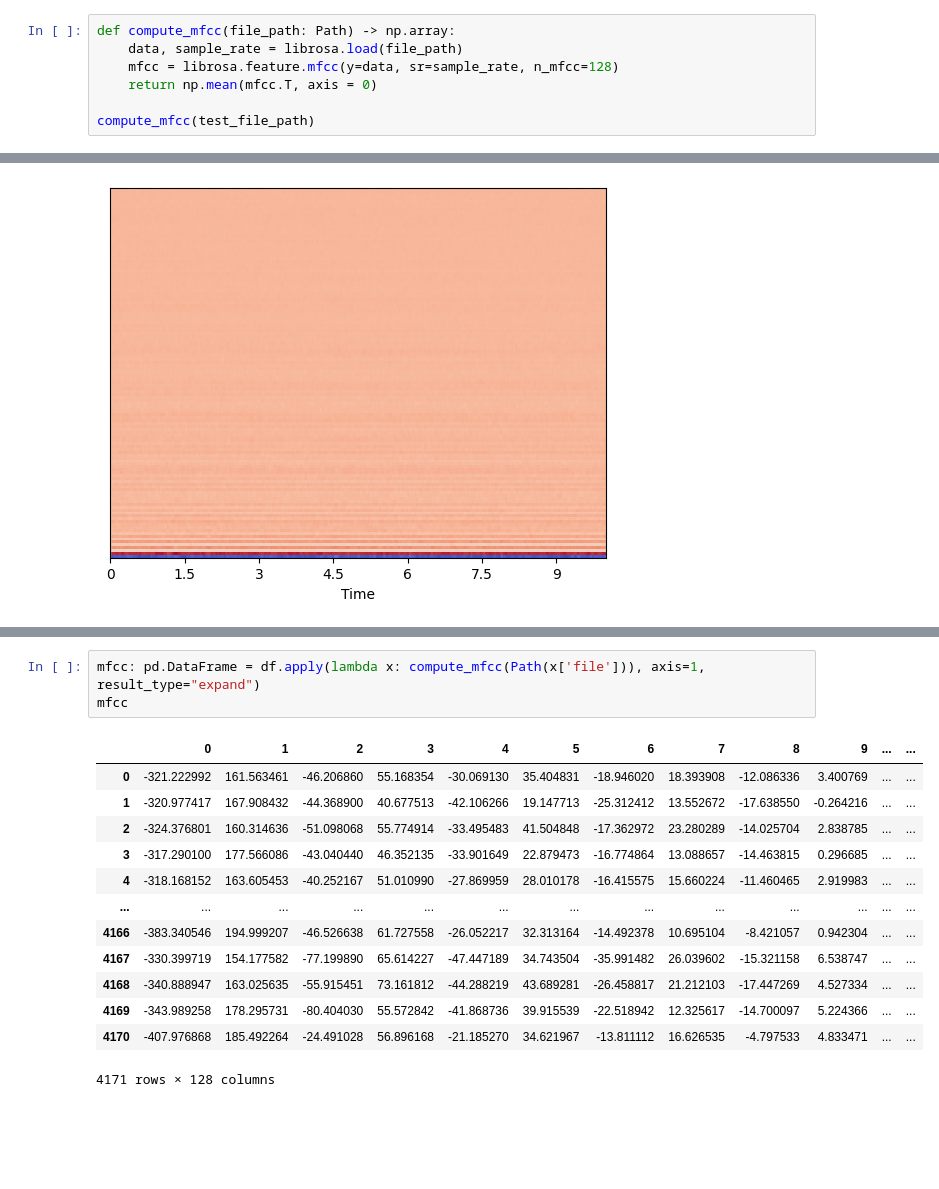
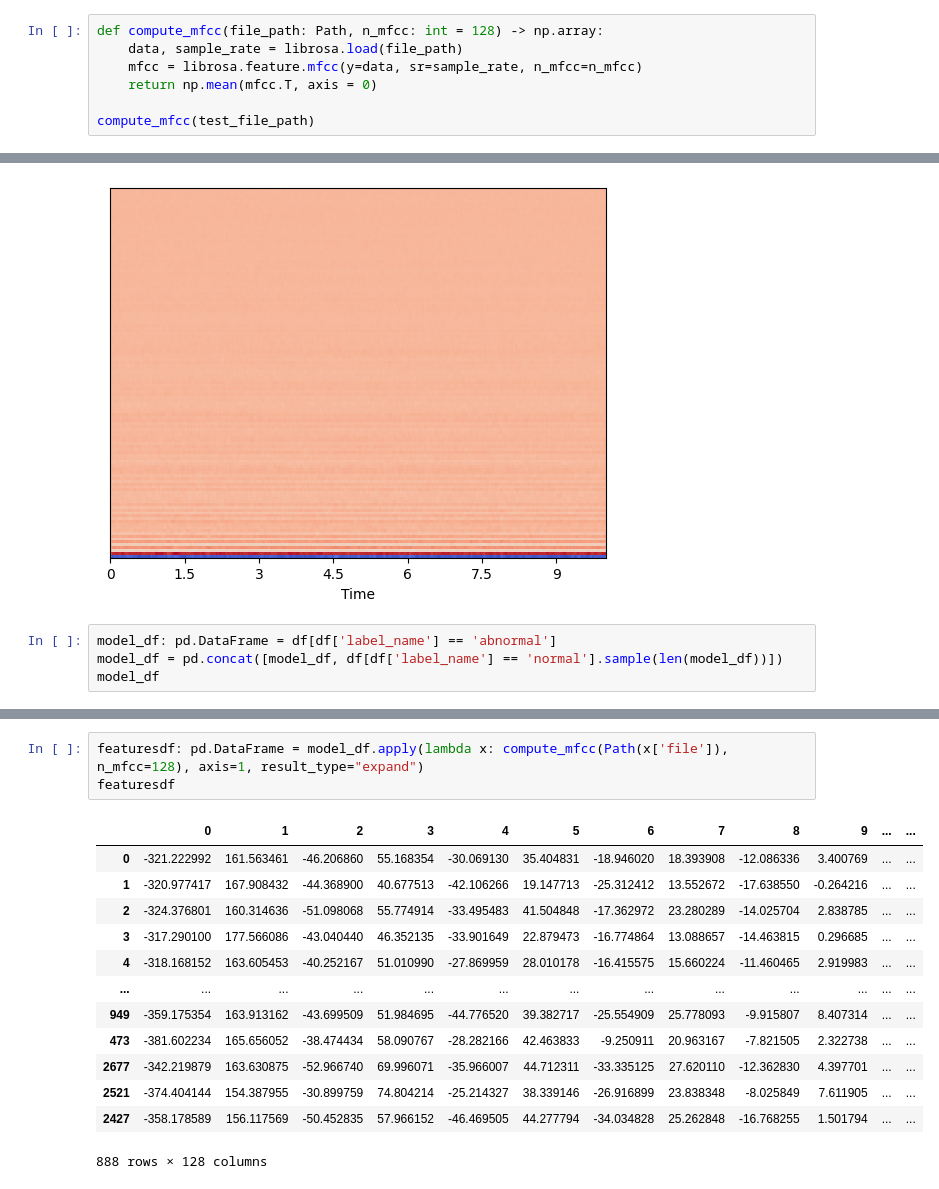
Before and after one commit to AnthonyVall/USSI67, a Jupyter notebook: src/notebook.ipynb, the cells around one changed output, grey strips where cells are left out. Saved outputs shown, nothing was run; the diff lists cells and outputs as text; blank space fills up the shorter version.

```diff
--- a/src/notebook.ipynb
+++ b/src/notebook.ipynb
@@ -64,7 +66,7 @@ Passer sur 1 canal
 # %%
-def compute_mfcc(file_path: Path) -> np.array:
+def compute_mfcc(file_path: Path, n_mfcc: int = 128) -> np.array:
     data, sample_rate = librosa.load(file_path)
-    mfcc = librosa.feature.mfcc(y=data, sr=sample_rate, n_mfcc=128)
+    mfcc = librosa.feature.mfcc(y=data, sr=sample_rate, n_mfcc=n_mfcc)
     return np.mean(mfcc.T, axis = 0)
 
 compute_mfcc(test_file_path)
@@ -116,3 +118,7 @@ librosa.display.specshow(test_mfcc, sr=sample_rate, x_axis='time')
 # %% [output]
 <matplotlib.collections.QuadMesh at 0x...>
 [figure]
+# %%
+model_df: pd.DataFrame = df[df['label_name'] == 'abnormal']
+model_df = pd.concat([model_df, df[df['label_name'] == 'normal'].sample(len(model_df))])
+model_df
@@ -119,17 +139,17 @@ librosa.display.specshow(test_mfcc, sr=sample_rate, x_axis='time')
 # %%
-mfcc: pd.DataFrame = df.apply(lambda x: compute_mfcc(Path(x['file'])), axis=1, result_type="expand")
-mfcc
+featuresdf: pd.DataFrame = model_df.apply(lambda x: compute_mfcc(Path(x['file']), n_mfcc=128), axis=1, result_type="expand")
+featuresdf
 # %% [output]
 |  | 0 | 1 | 2 | 3 | 4 | 5 | 6 | 7 | 8 | 9 | ... | ... |
 | 0 | -321.222992 | 161.563461 | -46.206860 | 55.168354 | -30.069130 | 35.404831 | -18.946020 | 18.393908 | -12.086336 | 3.400769 | ... | ... |
 | 1 | -320.977417 | 167.908432 | -44.368900 | 40.677513 | -42.106266 | 19.147713 | -25.312412 | 13.552672 | -17.638550 | -0.264216 | ... | ... |
 | 2 | -324.376801 | 160.314636 | -51.098068 | 55.774914 | -33.495483 | 41.504848 | -17.362972 | 23.280289 | -14.025704 | 2.838785 | ... | ... |
 | 3 | -317.290100 | 177.566086 | -43.040440 | 46.352135 | -33.901649 | 22.879473 | -16.774864 | 13.088657 | -14.463815 | 0.296685 | ... | ... |
 | 4 | -318.168152 | 163.605453 | -40.252167 | 51.010990 | -27.869959 | 28.010178 | -16.415575 | 15.660224 | -11.460465 | 2.919983 | ... | ... |
 | ... | ... | ... | ... | ... | ... | ... | ... | ... | ... | ... | ... | ... |
-| 4166 | -383.340546 | 194.999207 | -46.526638 | 61.727558 | -26.052217 | 32.313164 | -14.492378 | 10.695104 | -8.421057 | 0.942304 | ... | ... |
-| 4167 | -330.399719 | 154.177582 | -77.199890 | 65.614227 | -47.447189 | 34.743504 | -35.991482 | 26.039602 | -15.321158 | 6.538747 | ... | ... |
-| 4168 | -340.888947 | 163.025635 | -55.915451 | 73.161812 | -44.288219 | 43.689281 | -26.458817 | 21.212103 | -17.447269 | 4.527334 | ... | ... |
-| 4169 | -343.989258 | 178.295731 | -80.404030 | 55.572842 | -41.868736 | 39.915539 | -22.518942 | 12.325617 | -14.700097 | 5.224366 | ... | ... |
-| 4170 | -407.976868 | 185.492264 | -24.491028 | 56.896168 | -21.185270 | 34.621967 | -13.811112 | 16.626535 | -4.797533 | 4.833471 | ... | ... |
+| 949 | -359.175354 | 163.913162 | -43.699509 | 51.984695 | -44.776520 | 39.382717 | -25.554909 | 25.778093 | -9.915807 | 8.407314 | ... | ... |
+| 473 | -381.602234 | 165.656052 | -38.474434 | 58.090767 | -28.282166 | 42.463833 | -9.250911 | 20.963167 | -7.821505 | 2.322738 | ... | ... |
+| 2677 | -342.219879 | 163.630875 | -52.966740 | 69.996071 | -35.966007 | 44.712311 | -33.335125 | 27.620110 | -12.362830 | 4.397701 | ... | ... |
+| 2521 | -374.404144 | 154.387955 | -30.899759 | 74.804214 | -25.214327 | 38.339146 | -26.916899 | 23.838348 | -8.025849 | 7.611905 | ... | ... |
+| 2427 | -358.178589 | 156.117569 | -50.452835 | 57.966152 | -46.469505 | 44.277794 | -34.034828 | 25.262848 | -16.768255 | 1.501794 | ... | ... |
-4171 rows × 128 columns
+888 rows × 128 columns
```
Also changed, not shown: parts of 10 cells of this notebook.
